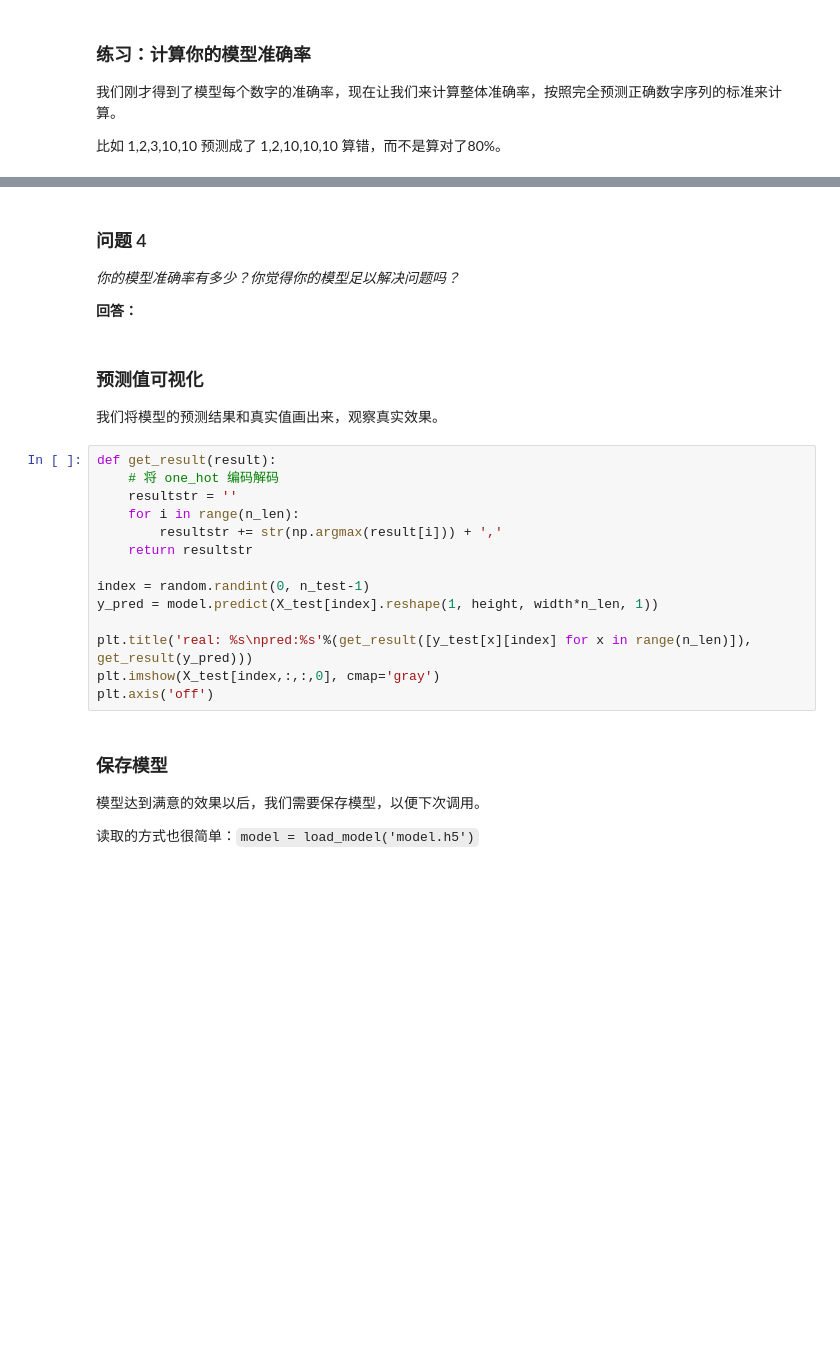
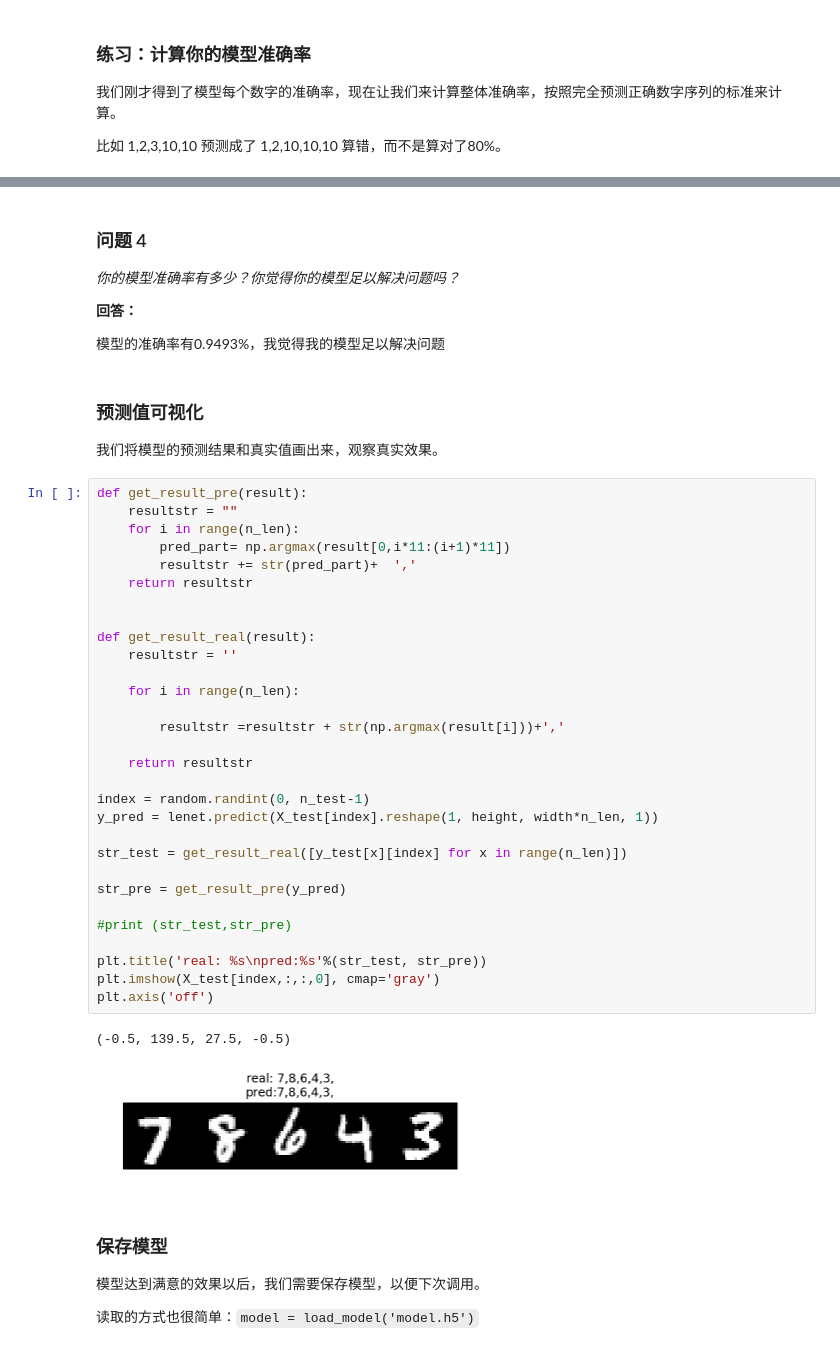
Before and after one commit to le773/PythonDebug, a Jupyter notebook: Q4/digit_recognition/digit_recognition.ipynb, the cells around one changed output, grey strips where cells are left out. Saved outputs shown, nothing was run; the diff lists cells and outputs as text; blank space fills up the shorter version.

```diff
--- a/Q4/digit_recognition/digit_recognition.ipynb
+++ b/Q4/digit_recognition/digit_recognition.ipynb
@@ -152,24 +362,45 @@ evaluate(model)
 _你的模型准确率有多少？你觉得你的模型足以解决问题吗？_
 
 **回答：**
+
+模型的准确率有0.9493%，我觉得我的模型足以解决问题
 # %% [markdown]
 ### 预测值可视化
 
 我们将模型的预测结果和真实值画出来，观察真实效果。
 # %%
-def get_result(result):
-    # 将 one_hot 编码解码
+def get_result_pre(result):
+    resultstr = ""
+    for i in range(n_len):
+        pred_part= np.argmax(result[0,i*11:(i+1)*11])
+        resultstr += str(pred_part)+  ','
+    return resultstr
+
+
+def get_result_real(result):
     resultstr = ''
+
     for i in range(n_len):
-        resultstr += str(np.argmax(result[i])) + ','
+
+        resultstr =resultstr + str(np.argmax(result[i]))+','
+
     return resultstr
 
 index = random.randint(0, n_test-1)
-y_pred = model.predict(X_test[index].reshape(1, height, width*n_len, 1))
+y_pred = lenet.predict(X_test[index].reshape(1, height, width*n_len, 1))
 
-plt.title('real: %s\npred:%s'%(get_result([y_test[x][index] for x in range(n_len)]), get_result(y_pred)))
+str_test = get_result_real([y_test[x][index] for x in range(n_len)])
+
+str_pre = get_result_pre(y_pred)
+
+#print (str_test,str_pre)
+
+plt.title('real: %s\npred:%s'%(str_test, str_pre))
 plt.imshow(X_test[index,:,:,0], cmap='gray')
 plt.axis('off')
+# %% [output]
+(-0.5, 139.5, 27.5, -0.5)
+[figure, added]
 # %% [markdown]
 ### 保存模型
 
```
Also changed, not shown: parts of 23 cells of this notebook, 4 other files.
